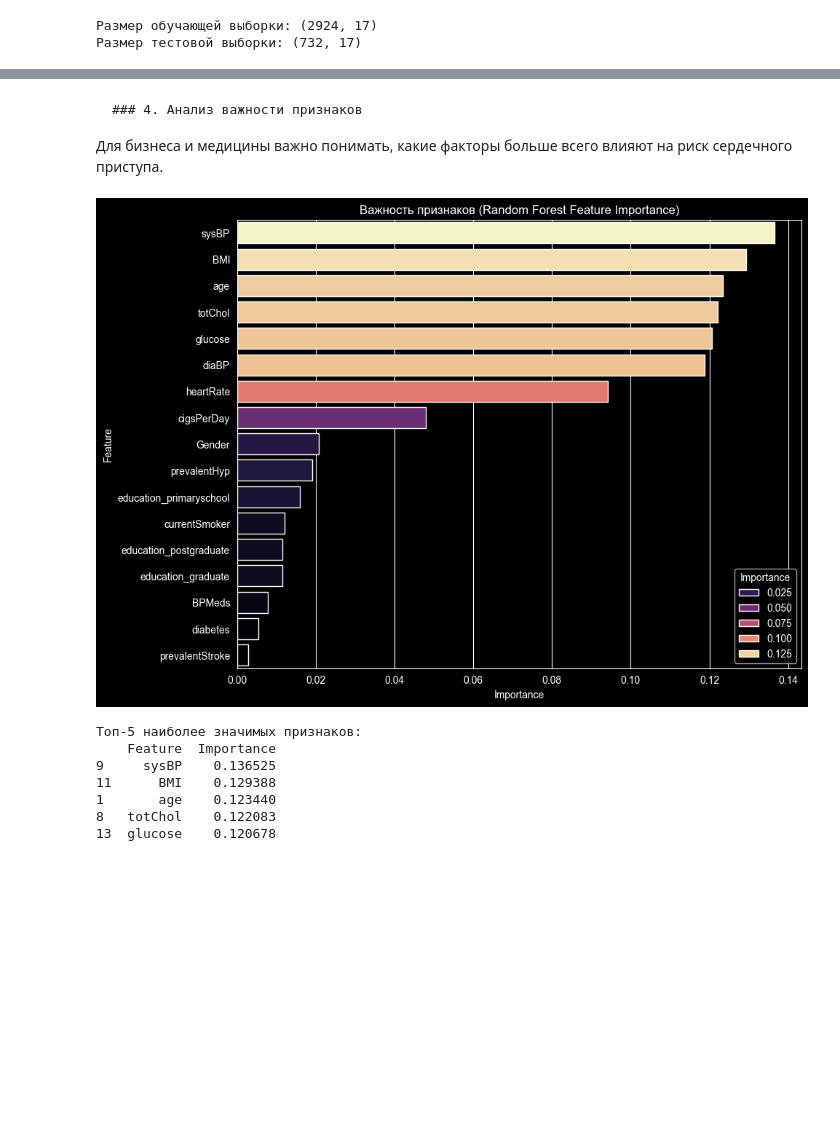
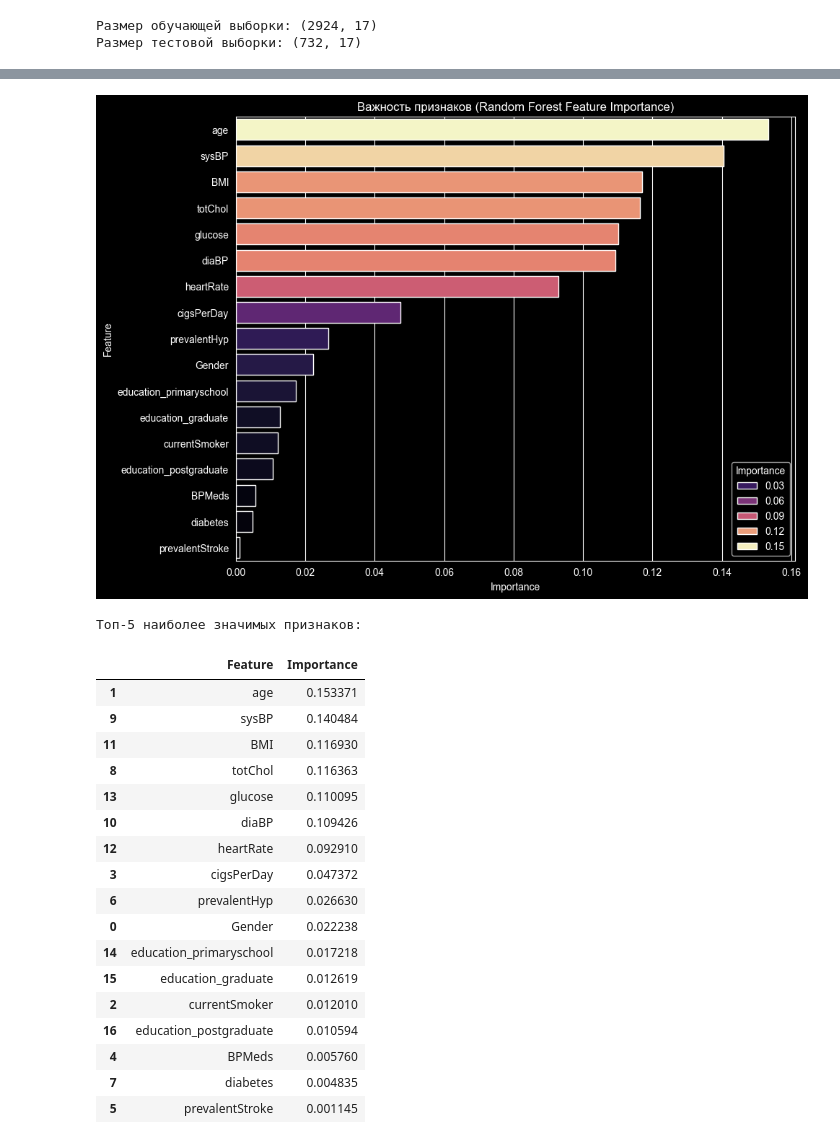
Before and after one commit to mentisVeritas/ML, a Jupyter notebook: team_project/main1.ipynb, the cells around one changed output, grey strips where cells are left out. Drawn from its saved outputs; the diff is of its cells as text; code cells hidden in the pictures; blank space fills up the shorter version.

```diff
--- a/team_project/main1.ipynb
+++ b/team_project/main1.ipynb
@@ -124,7 +161,7 @@ df['education'] = pd.Categorical(
     df['education'],
     categories=['uneducated', 'primaryschool', 'graduate', 'postgraduate']
 )
-df = pd.get_dummies(df, columns=['education'], drop_first=True)
+df = pd.get_dummies(df, columns=['education'], drop_first=True, dtype=int)
 # если все три параметра 0 то это uneducated
 df
 # %% [output]
@@ -535,23 +590,0 @@ ROC-AUC: 0.7323012672811058
-# %%
-# Инициализация и обучение модели
-rf_model = RandomForestClassifier(n_estimators=100, class_weight='balanced', random_state=42)
-rf_model.fit(X_train_scaled, y_train)
-
-# Предсказание
-y_pred = rf_model.predict(X_test_scaled)
-y_proba = rf_model.predict_proba(X_test_scaled)[:, 1]
-#
-# Метрики
-print("Classification Report:")
-print(classification_report(y_test, y_pred))
-
-roc_auc = roc_auc_score(y_test, y_proba)
-print(f"ROC-AUC Score: {roc_auc:.4f}")
-
-# Матрица ошибок
-plt.figure(figsize=(6, 4))
-sns.heatmap(confusion_matrix(y_test, y_pred), annot=True, fmt='d', cmap='Blues')
-plt.title('Confusion Matrix')
-plt.xlabel('Predicted')
-plt.ylabel('Actual')
-plt.show()
@@ -573,8 +596,9 @@ ROC-AUC Score: 0.7049
 # %%
 rf_model = RandomForestClassifier(
-    n_estimators=100,
-    class_weight='balanced',
-    random_state=42
+    n_estimators=500,
+    random_state=42,
+    class_weight='balanced'
+
 )
 
 rf_model.fit(X_train_scaled, y_train)
@@ -670,10 +691,0 @@ Random Forest
-# %%
-rf_model = RandomForestClassifier(
-    n_estimators=500,
-    random_state=42
-)
-
-rf_model.fit(X_train_scaled, y_train)
-
-# 2. Вероятности (ВАЖНО)
-y_proba = rf_model.predict_proba(X_test_scaled)[:, 1]
@@ -764,26 +692,35 @@ ROC-AUC Score: 0.7093
-# %% [markdown]
-    ### 4. Анализ важности признаков
-Для бизнеса и медицины важно понимать, какие факторы больше всего влияют на риск сердечного приступа.
 # %%
 # Извлечение и визуализация важности признаков
 importances = rf_model.feature_importances_
 feature_names = X.columns
 feature_importance_df = pd.DataFrame({'Feature': feature_names, 'Importance': importances})
 feature_importance_df = feature_importance_df.sort_values(by='Importance', ascending=False)
 
 plt.figure(figsize=(10, 8))
 sns.barplot(x='Importance', y='Feature', data=feature_importance_df, palette='magma', hue='Importance')
 plt.title('Важность признаков (Random Forest Feature Importance)')
 plt.show()
 
 print("Топ-5 наиболее значимых признаков:")
-print(feature_importance_df.head(5))
+feature_importance_df
 # %% [output]
-[figure, old version]
+[figure, new version]
 Топ-5 наиболее значимых признаков:
-    Feature  Importance
-9     sysBP    0.136525
-11      BMI    0.129388
-1       age    0.123440
-8   totChol    0.122083
-13  glucose    0.120678
+|  | Feature | Importance |
+| 1 | age | 0.153371 |
+| 9 | sysBP | 0.140484 |
+| 11 | BMI | 0.116930 |
+| 8 | totChol | 0.116363 |
+| 13 | glucose | 0.110095 |
+| 10 | diaBP | 0.109426 |
+| 12 | heartRate | 0.092910 |
+| 3 | cigsPerDay | 0.047372 |
+| 6 | prevalentHyp | 0.026630 |
+| 0 | Gender | 0.022238 |
+| 14 | education_primaryschool | 0.017218 |
+| 15 | education_graduate | 0.012619 |
+| 2 | currentSmoker | 0.012010 |
+| 16 | education_postgraduate | 0.010594 |
+| 4 | BPMeds | 0.005760 |
+| 7 | diabetes | 0.004835 |
+| 5 | prevalentStroke | 0.001145 |
```
Also changed, not shown: parts of 42 cells of this notebook, 1 other file.
